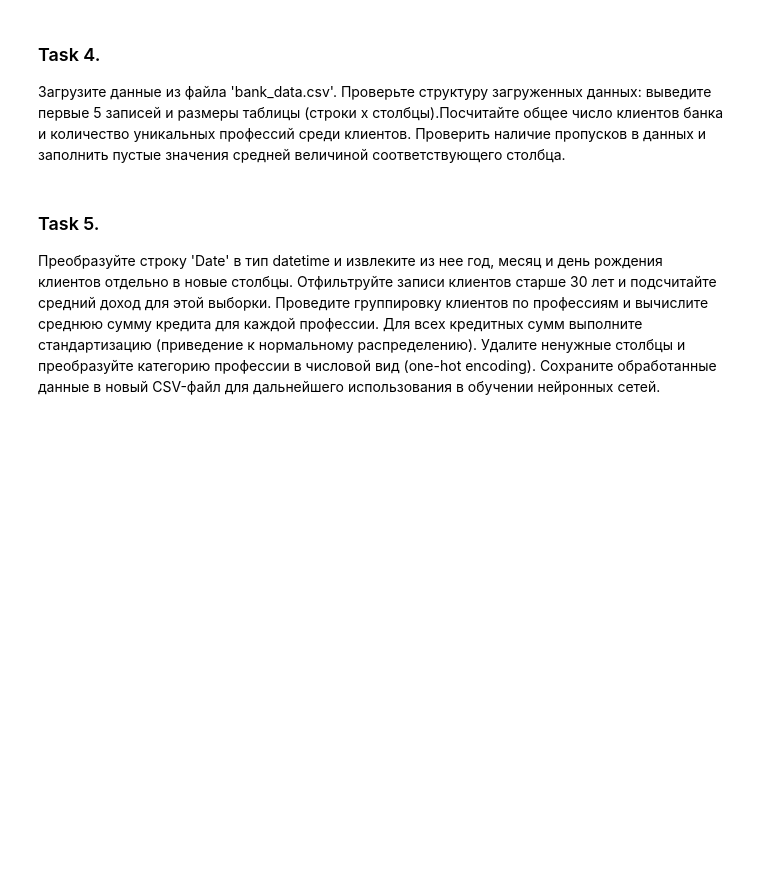
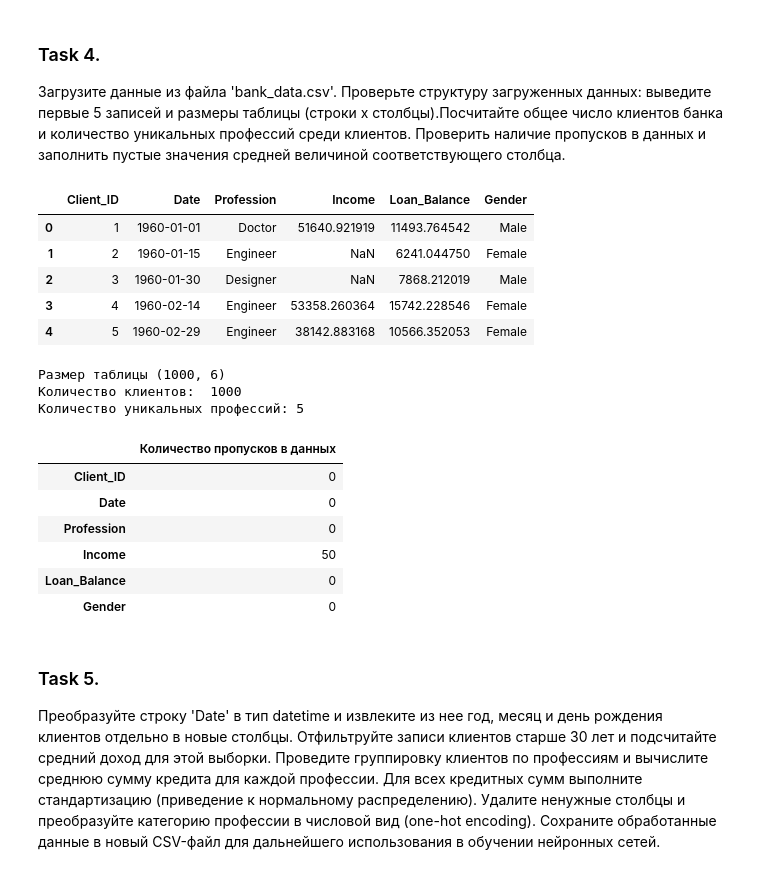
Before and after one commit to C4erries/DeepLerningLabs, a Jupyter notebook: lab2/Lab2 pandas+matplotlib.ipynb, the cells around one changed output. Saved outputs shown, nothing was run; the diff lists cells and outputs as text; code cells hidden in the pictures; blank space fills up the shorter version.

```diff
--- a/lab2/Lab2 pandas+matplotlib.ipynb
+++ b/lab2/Lab2 pandas+matplotlib.ipynb
@@ -190,6 +190,34 @@ for col in ['Pclass', 'Sex', 'FamilySize', 'AgeGroup','FareGroup','Embarked']:
 ### Task 4.
 Загрузите данные из файла 'bank_data.csv'. Проверьте структуру загруженных данных: выведите первые 5 записей и размеры таблицы (строки x столбцы).Посчитайте общее число клиентов банка и количество уникальных профессий среди клиентов.
 Проверить наличие пропусков в данных и заполнить пустые значения средней величиной соответствующего столбца.
+# %%
+df = pd.read_csv("bank_data.csv")
+
+display(df.head())
+print("Размер таблицы", df.shape)
+
+print("Количество клиентов: ", df["Client_ID"].nunique())
+print("Количество уникальных профессий:", df["Profession"].nunique())
+
+display(df.isnull().sum().to_frame("Количество пропусков в данных"))
+df = df.fillna(df.mean(numeric_only=True))
+# %% [output]
+|  | Client_ID | Date | Profession | Income | Loan_Balance | Gender |
+| 0 | 1 | 1960-01-01 | Doctor | 51640.921919 | 11493.764542 | Male |
+| 1 | 2 | 1960-01-15 | Engineer | NaN | 6241.044750 | Female |
+| 2 | 3 | 1960-01-30 | Designer | NaN | 7868.212019 | Male |
+| 3 | 4 | 1960-02-14 | Engineer | 53358.260364 | 15742.228546 | Female |
+| 4 | 5 | 1960-02-29 | Engineer | 38142.883168 | 10566.352053 | Female |
+Размер таблицы (1000, 6)
+Количество клиентов:  1000
+Количество уникальных профессий: 5
+|  | Количество пропусков в данных |
+| Client_ID | 0 |
+| Date | 0 |
+| Profession | 0 |
+| Income | 50 |
+| Loan_Balance | 0 |
+| Gender | 0 |
 # %% [markdown]
 ### Task 5.
 Преобразуйте строку 'Date' в тип datetime и извлеките из нее год, месяц и день рождения клиентов отдельно в новые столбцы.
```
Also changed, not shown: parts of 2 cells of this notebook.
